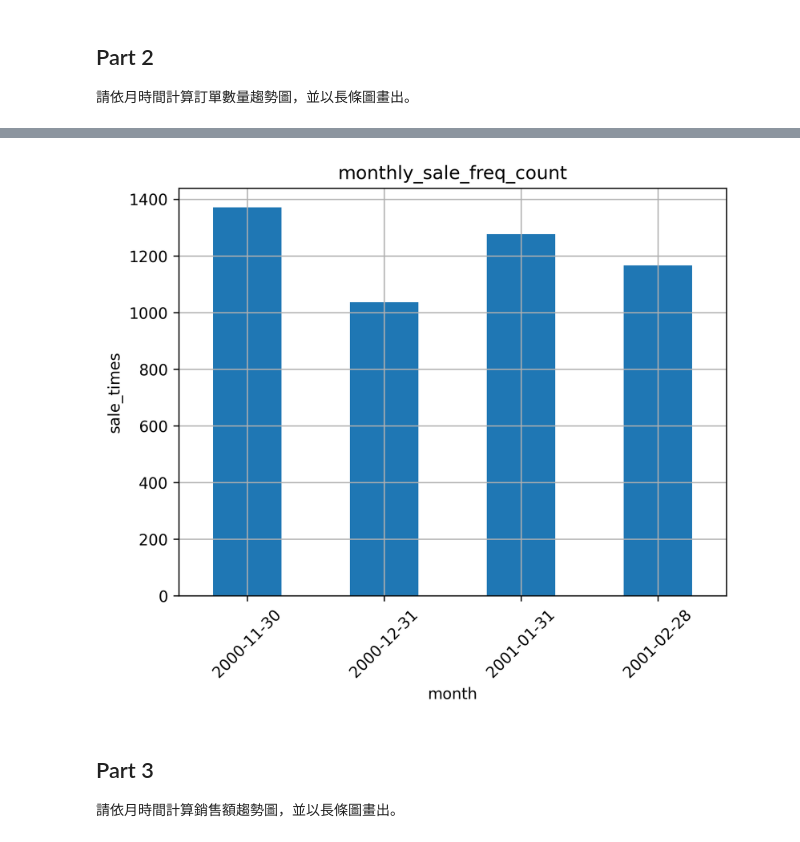
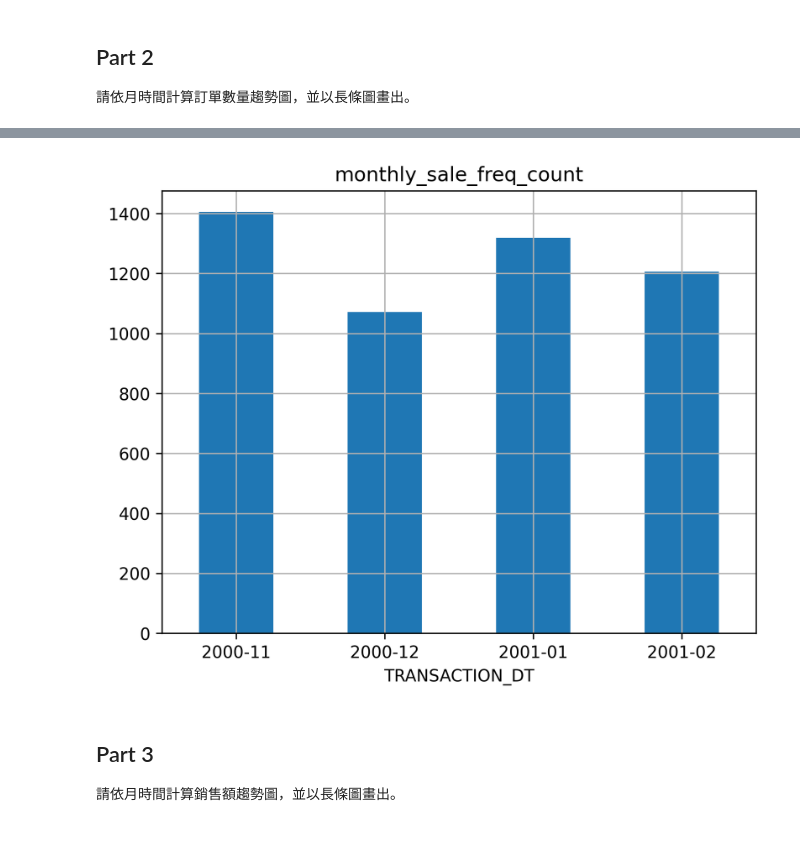
Before and after one commit to pan93412/nkust-homework, a Jupyter notebook: semester-5/business-platform-design/ch9/hw093.ipynb, the cells around one changed output, grey strips where cells are left out. Saved outputs shown, nothing was run; the diff lists cells and outputs as text; code cells hidden in the pictures.

```diff
--- a/semester-5/business-platform-design/ch9/hw093.ipynb
+++ b/semester-5/business-platform-design/ch9/hw093.ipynb
@@ -9,6 +9,6 @@ pd.options.mode.copy_on_write = True
 plt.rcParams["figure.dpi"] = 300
 # %%
-df = pd.read_csv('tafeng5000.csv', index_col=0)
+df = pd.read_csv('tafeng5000.csv').iloc[:, 1:]
 
 df
 # %% [output]
@@ -61,5 +63,6 @@ dtype: int64
 # %%
-df = df.dropna()
+del df["AGE_GROUP"]
+
 df.isnull().sum()
 # %% [output]
 TRANSACTION_DT      0
@@ -89,5 +89,3 @@ df.describe()
-# %%
-df["SALES_FIGURE"] = df["SALES_PRICE"] * df["AMOUNT"]
 # %% [markdown]
 ## Part 2
 
@@ -113,14 +111,19 @@ df
 # %%
+from typing import cast
+from pandas import DatetimeIndex
+
 product_count_df = df.resample("ME", on="TRANSACTION_DT")["PRODUCT_ID"].count()
+product_count_df.index = cast(DatetimeIndex, product_count_df.index).strftime('%Y-%m')
 
 ax = plt.subplot()
-product_count_df.plot(kind="bar", ylabel="sale_times", xlabel="month", ax=ax, grid=True)
 ax.set_title("monthly_sale_freq_count")
-ax.set_xticklabels(product_count_df.index.strftime("%Y-%m-%d"), rotation=45)
+
+product_count_df.plot.bar(ax=ax, grid=True)
+ax.tick_params(axis='x', rotation=0)
 
 plt.show()
 # %% [output]
-[figure, old version]
+[figure, new version]
 # %% [markdown]
 ## Part 3
 
```
Also changed, not shown: parts of 20 cells of this notebook, 2 other files.
